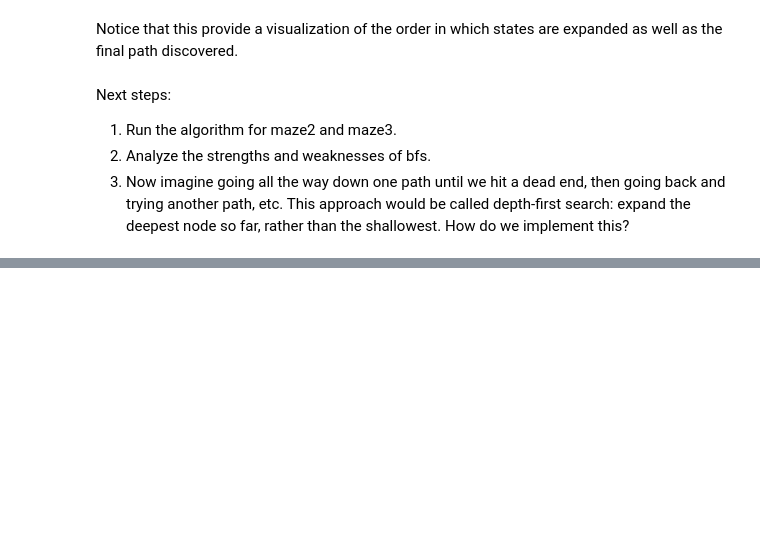
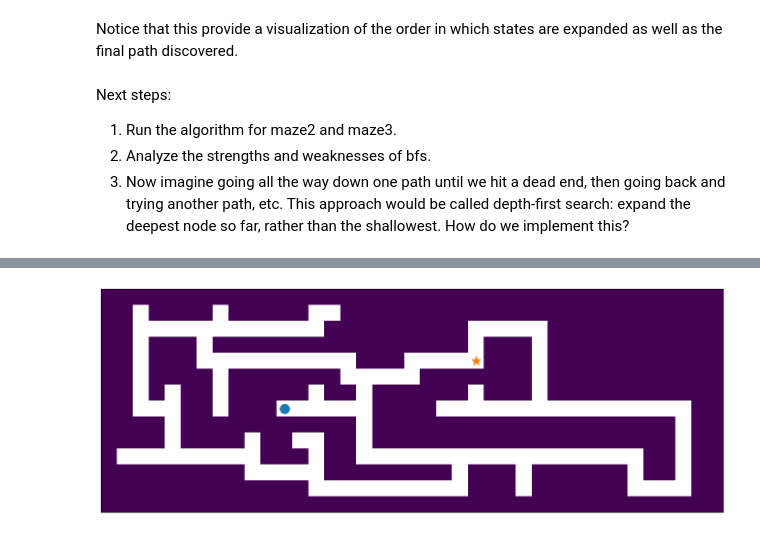
Before and after one commit to soonho-eric/CSC371_Fa2026, a Jupyter notebook: lab/Day03_Search1.ipynb, the cells around one changed output, grey strips where cells are left out. Cells and saved outputs as stored; diff of their text form; code cells hidden in the pictures; blank space fills up the shorter version.

```diff
--- a/lab/Day03_Search1.ipynb
+++ b/lab/Day03_Search1.ipynb
@@ -116,0 +205,4 @@ Next steps:
+# %%
+plot_maze(maze12)
+# %% [output]
+[figure, added]
```
Also changed, not shown: parts of 22 cells of this notebook, 2 other files.
